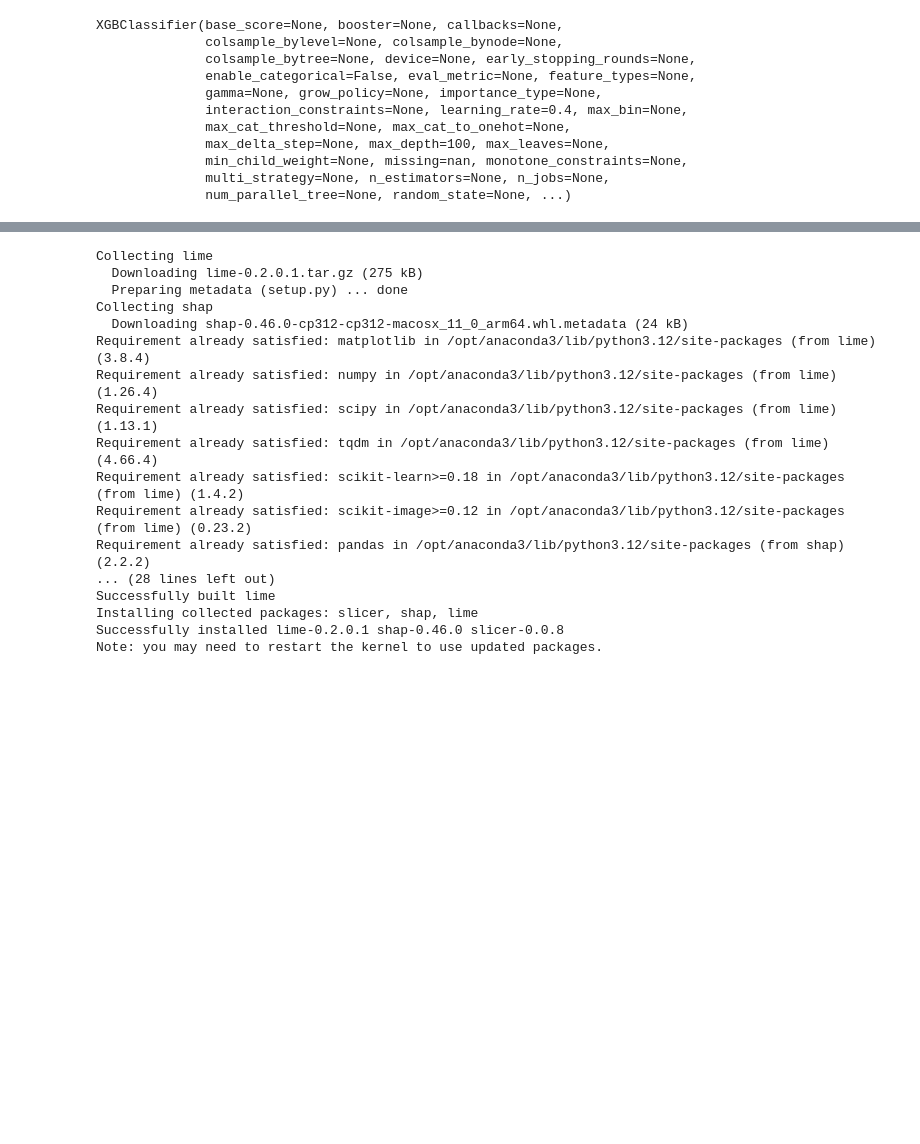
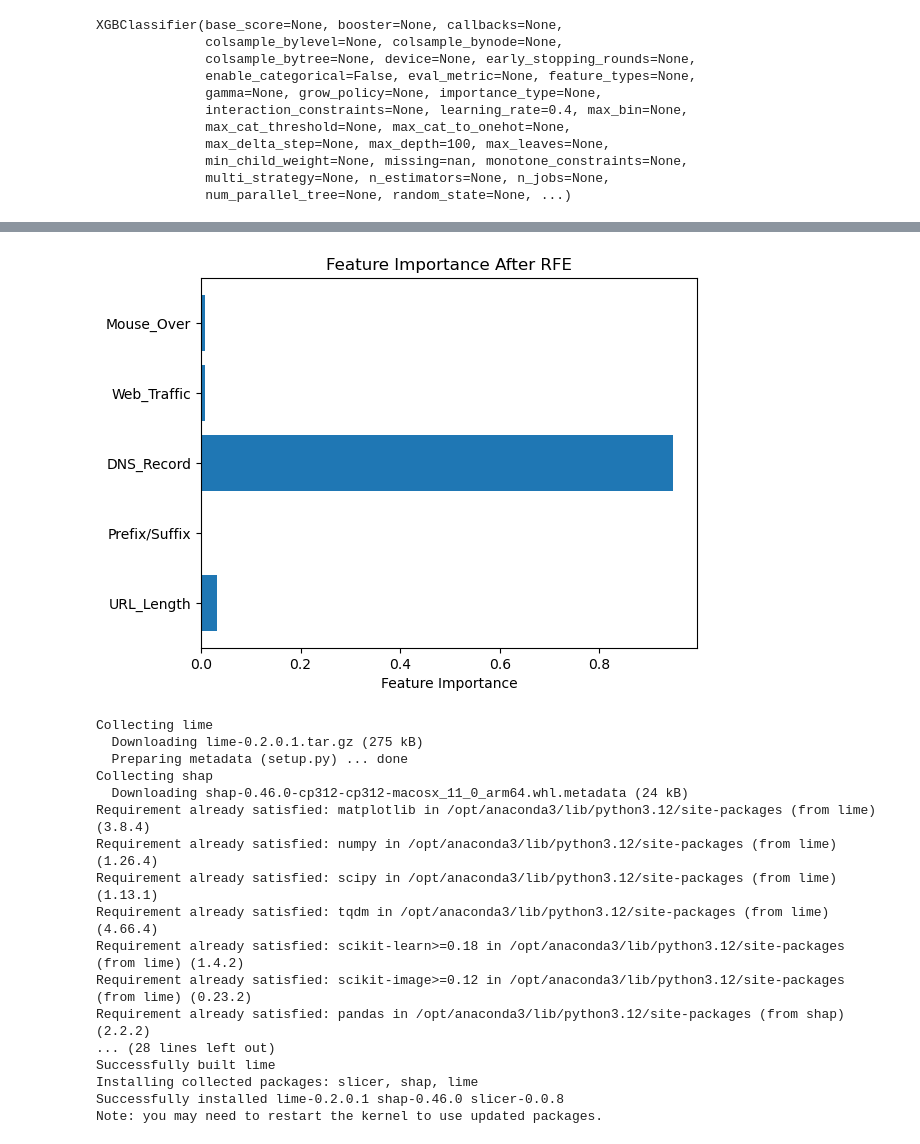
Before and after one commit to reggi49/boosting-phishing-detection, a Jupyter notebook: alhamdulillah.ipynb, the cells around one changed output, grey strips where cells are left out. Drawn from its saved outputs; the diff is of its cells as text; code cells hidden in the pictures; blank space fills up the shorter version.

```diff
--- a/alhamdulillah.ipynb
+++ b/alhamdulillah.ipynb
@@ -283,0 +453,33 @@ XGBClassifier(base_score=None, booster=None, callbacks=None,
+# %%
+from sklearn.feature_selection import RFE
+from sklearn.metrics import accuracy_score, classification_report
+
+X = data.drop('Label', axis=1)  # Fitur
+y = data['Label']  # Target (label)
+
+# Split data
+X_train, X_test, y_train, y_test = train_test_split(X, y, test_size=0.2, random_state=12)
+
+# Inisialisasi model XGBoost
+xgb_model = XGBClassifier( eval_metric='logloss')
+
+# Recursive Feature Elimination
+rfe = RFE(estimator=xgb_model, n_features_to_select=5)  # Memilih 5 fitur terbaik
+rfe.fit(X_train, y_train)
+
+# Menampilkan fitur yang dipilih
+selected_features = X.columns[rfe.support_]
+print("\nSelected Features Based on RFE:")
+print(selected_features.tolist())
+
+# Evaluasi model dengan fitur terpilih
+X_train_rfe = rfe.transform(X_train)
+X_test_rfe = rfe.transform(X_test)
+
+# Latih model dengan fitur terpilih
+xgb_model.fit(X_train_rfe, y_train)
+y_pred = xgb_model.predict(X_test_rfe)
+
+# Evaluasi kinerja model
+print("\nAccuracy on Test Data:", accuracy_score(y_test, y_pred))
+print("\nClassification Report:\n", classification_report(y_test, y_pred))
@@ -284,3 +501,14 @@ XGBClassifier(base_score=None, booster=None, callbacks=None,
+# %%
+import matplotlib.pyplot as plt
+
+# Fitur penting dari model XGBoost setelah RFE
+importances = xgb_model.feature_importances_
+plt.barh(selected_features, importances)
+plt.xlabel('Feature Importance')
+plt.title('Feature Importance After RFE')
+plt.show()
+# %% [output]
+[figure, added]
 # %%
 pip install lime shap
 # %% [output]
```
Also changed, not shown: parts of 15 cells of this notebook.
